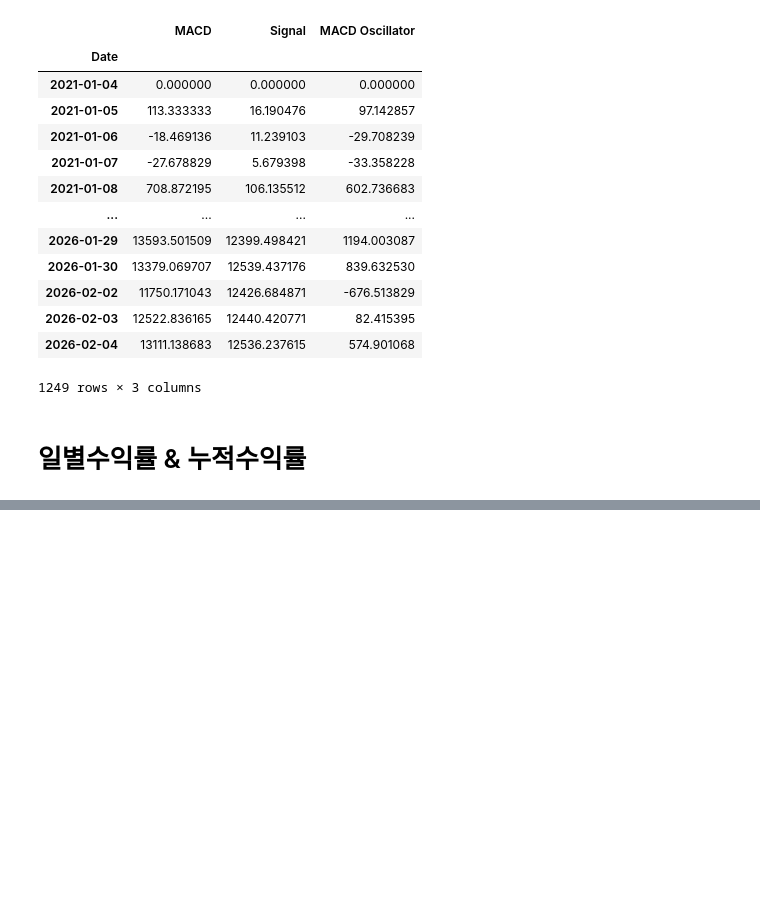
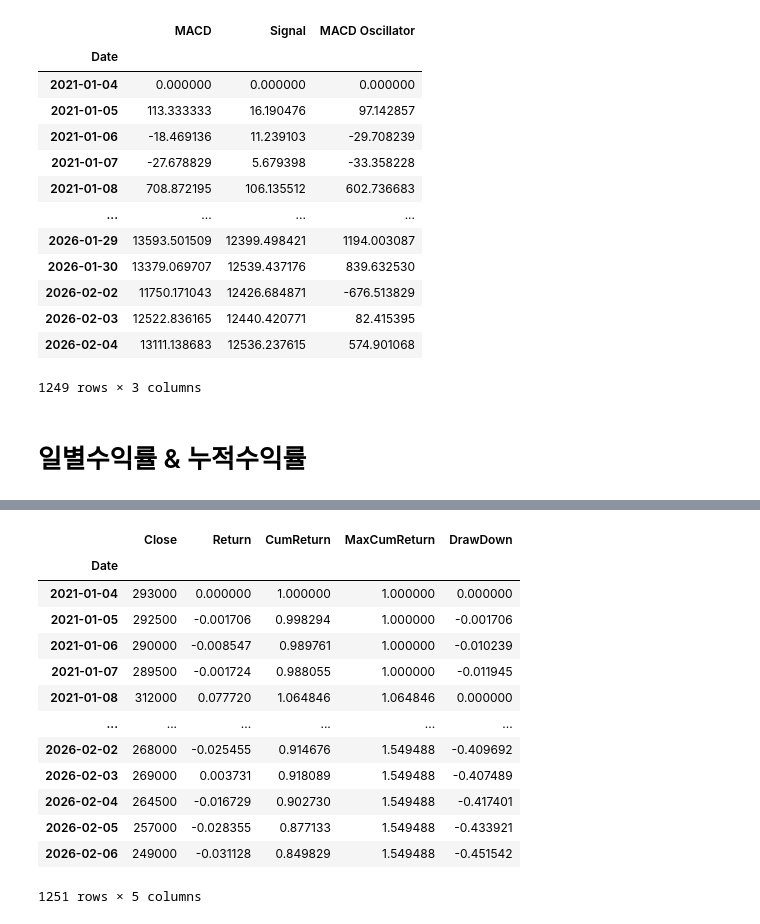
Before and after one commit to bbangwon/finance-study, a Jupyter notebook: study_002.ipynb, the cells around one changed output, grey strips where cells are left out. Drawn from its saved outputs; the diff is of its cells as text; code cells hidden in the pictures; blank space fills up the shorter version.

```diff
--- a/study_002.ipynb
+++ b/study_002.ipynb
@@ -315,0 +316,6 @@ Name: Close, Length: 1250, dtype: float64
+# %%
+import FinanceDataReader as fdr
+
+df = fdr.DataReader("035420", start="2021")
+df = df[["Close"]]
+df
@@ -315,0 +393,18 @@ Name: Close, Length: 1250, dtype: float64
+# %%
+df["DrawDown"] = (df["CumReturn"] / df["MaxCumReturn"]) - 1
+df
+# %% [output]
+|  | Close | Return | CumReturn | MaxCumReturn | DrawDown |
+| Date |  |  |  |  |  |
+| 2021-01-04 | 293000 | 0.000000 | 1.000000 | 1.000000 | 0.000000 |
+| 2021-01-05 | 292500 | -0.001706 | 0.998294 | 1.000000 | -0.001706 |
+| 2021-01-06 | 290000 | -0.008547 | 0.989761 | 1.000000 | -0.010239 |
+| 2021-01-07 | 289500 | -0.001724 | 0.988055 | 1.000000 | -0.011945 |
+| 2021-01-08 | 312000 | 0.077720 | 1.064846 | 1.064846 | 0.000000 |
+| ... | ... | ... | ... | ... | ... |
+| 2026-02-02 | 268000 | -0.025455 | 0.914676 | 1.549488 | -0.409692 |
+| 2026-02-03 | 269000 | 0.003731 | 0.918089 | 1.549488 | -0.407489 |
+| 2026-02-04 | 264500 | -0.016729 | 0.902730 | 1.549488 | -0.417401 |
+| 2026-02-05 | 257000 | -0.028355 | 0.877133 | 1.549488 | -0.433921 |
+| 2026-02-06 | 249000 | -0.031128 | 0.849829 | 1.549488 | -0.451542 |
+1251 rows × 5 columns
```
Also changed, not shown: parts of 12 cells of this notebook, 2 other files.
